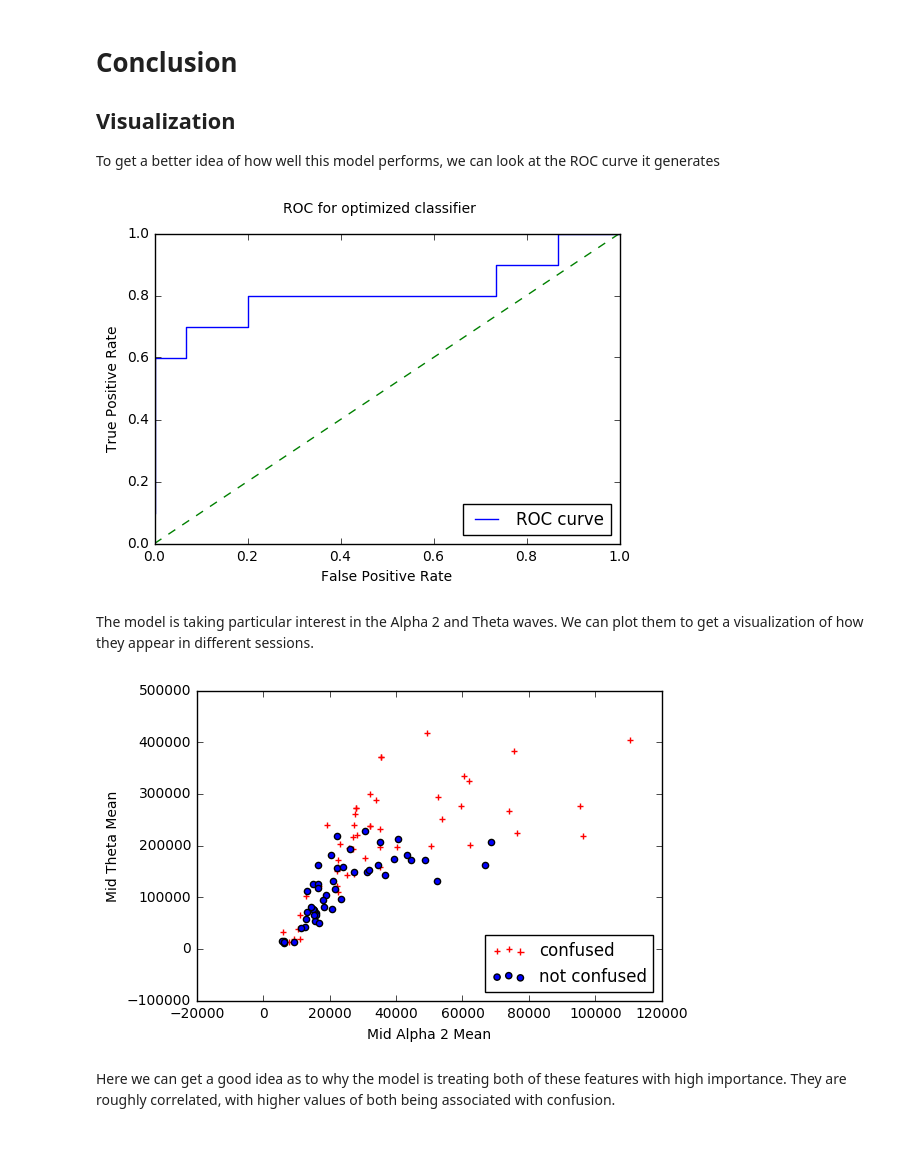
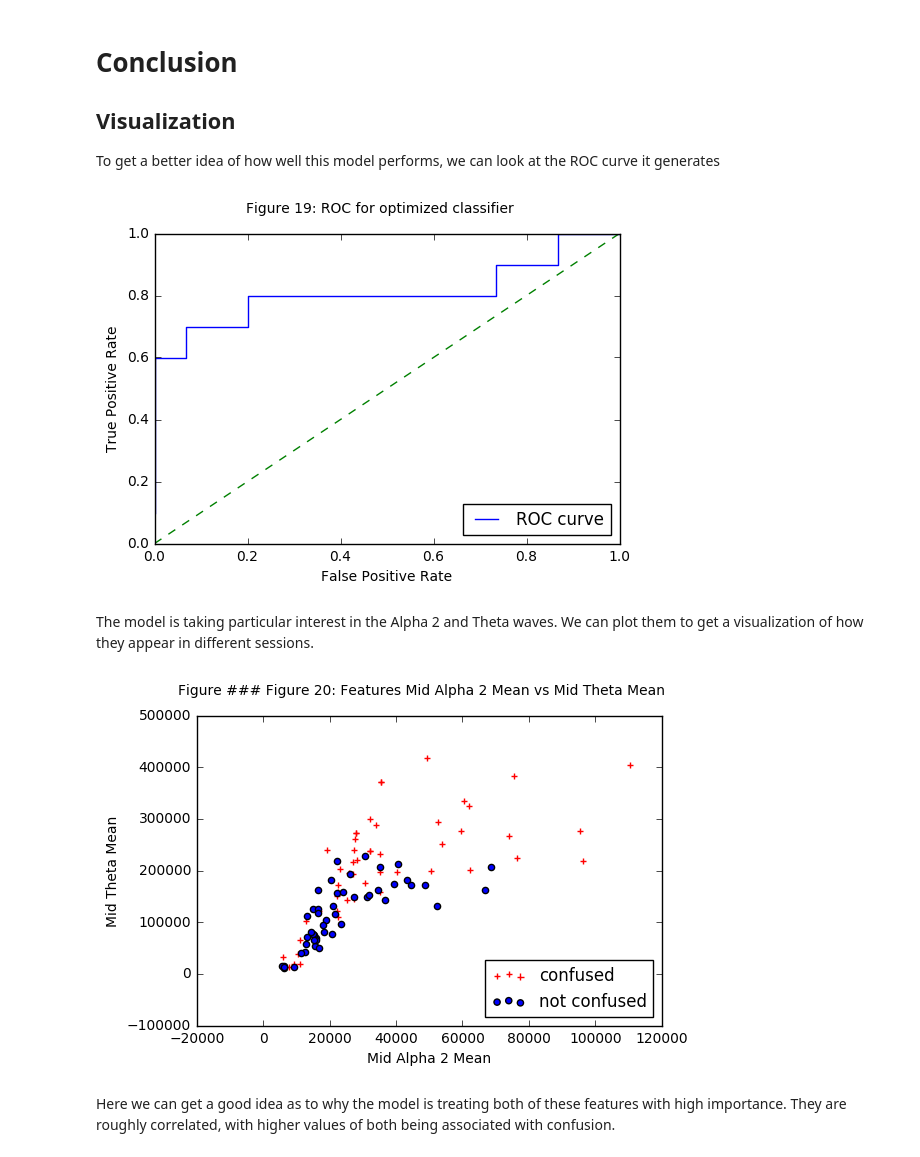
Before and after one commit to nwbvt/udacity-confusion, a Jupyter notebook: Confusion.ipynb, the cells around one changed output. Drawn from its saved outputs; the diff is of its cells as text; code cells hidden in the pictures.

Commit message:
Create doc format of report

```diff
--- a/Confusion.ipynb
+++ b/Confusion.ipynb
@@ -21,7 +21,31 @@ from sklearn.ensemble import GradientBoostingClassifier, AdaBoostClassifier
 from sklearn.neighbors import KNeighborsClassifier
 from sklearn.tree import DecisionTreeClassifier
 from sklearn.model_selection import GridSearchCV
-from IPython.display import display
+from IPython.display import display, Markdown
+
+class FigureNum(object):
+    """
+    Quick function for getting the next figure number
+    """
+    def __init__(self, label="Figure"):
+        self._i = 0
+        self.label = label
+
+    def next(self):
+        self._i+=1
+        return self._i
+
+    def __str__(self):
+        return "### " + self.label + " %i" %self.next()
+
+    def markdown(self):
+        return Markdown(str(self))
+
+    def __int__(self):
+        return self.next()
+
+figure_num = FigureNum()
+table_num = FigureNum(label="Table")
 # %%
 raw_data = read_csv("data/EEG data.csv")
 # %% [markdown]
@@ -489,28 +536,30 @@ def draw_roc(classifier, x, y, title):
     pyplot.ylabel('True Positive Rate')
     pyplot.legend(loc="lower right")
     pyplot.show()
-draw_roc(optimized_classifier, mid_means_and_stds, target, "ROC for optimized classifier")
+draw_roc(optimized_classifier, mid_means_and_stds, target, "Figure %i: ROC for optimized classifier" % figure_num)
 # %% [output]
-[figure, old version]
+[figure, new version]
 # %% [markdown]
 The model is taking particular interest in the Alpha 2 and Theta waves.  We can plot them to get a visualization of how they appear in different sessions.
 # %%
 def plot_features(features, target, x_feature, y_feature):
     """
     Plots the features
     """
     pos_features = features[target == 1.0]
     neg_features = features[target == 0.0]
     pyplot.scatter(pos_features[x_feature], pos_features[y_feature], marker='+', c='r', label='confused')
     pyplot.scatter(neg_features[x_feature], neg_features[y_feature], marker='o', c='b', label='not confused')
     pyplot.xlabel(x_feature)
     pyplot.ylabel(y_feature)
     pyplot.legend(loc='lower right')
+    pyplot.suptitle("Figure {figure_num}: Features {x} vs {y}".format(figure_num=figure_num,
+                                                                      x=x_feature, y=y_feature))
     pyplot.show()
 
 plot_features(mid_means_and_stds, target, 'Mid Alpha 2 Mean', 'Mid Theta Mean')
 # %% [output]
-[figure, old version]
+[figure, new version]
 # %% [markdown]
 Here we can get a good idea as to why the model is treating both of these features with high importance.  They are roughly correlated, with higher values of both being associated with confusion.
 # %% [markdown]
```
Also changed, not shown: parts of 14 cells of this notebook, 2 other files.
